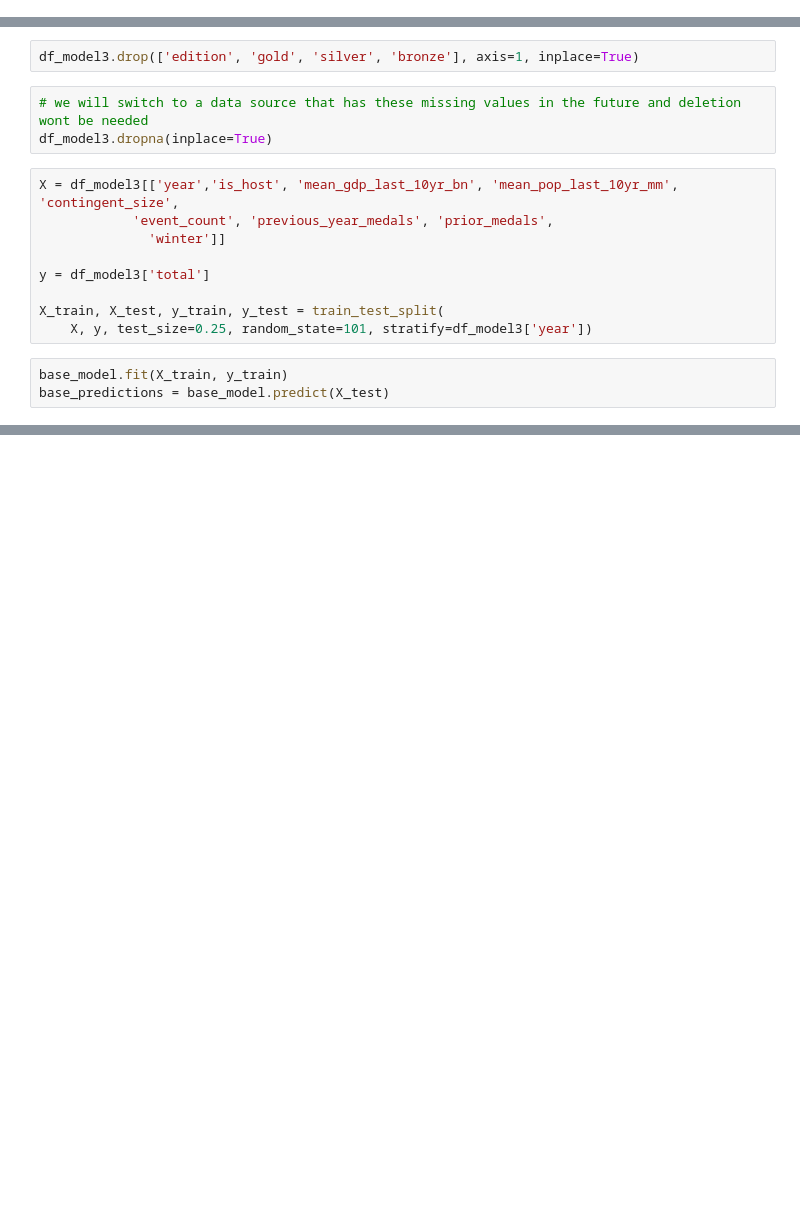
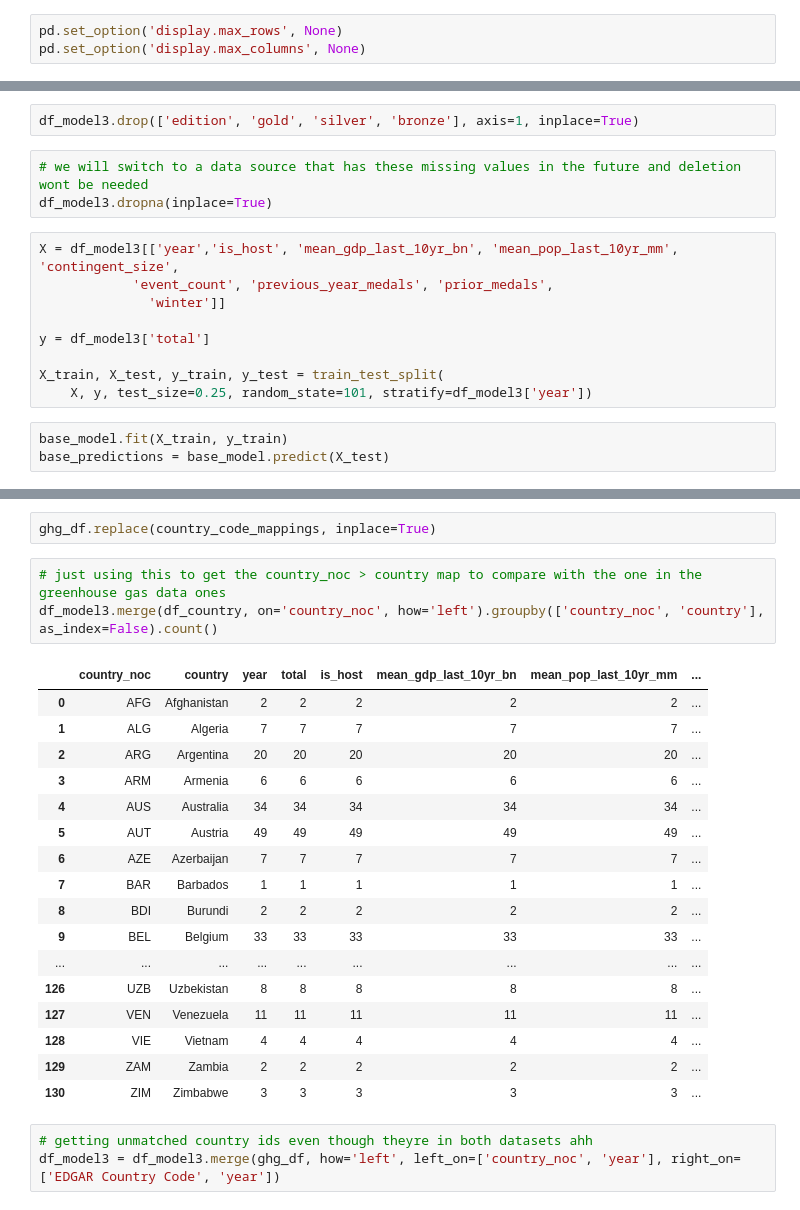
Before and after one commit to ana-047/Olymploration, a Jupyter notebook: Olymploration.ipynb, the cells around one changed output, grey strips where cells are left out. Cells and saved outputs as stored; diff of their text form; blank space fills up the shorter version.

```diff
--- a/Olymploration.ipynb
+++ b/Olymploration.ipynb
@@ -24,6 +24,9 @@ from sklearn.linear_model import LinearRegression
 from sklearn.metrics import mean_squared_error, mean_absolute_error
 from sklearn.metrics import r2_score
 from sklearn import preprocessing
+# %%
+pd.set_option('display.max_rows', None)
+pd.set_option('display.max_columns', None)
 # %%
 #read in files
 relative_path = "data/raw/*.csv"
@@ -883,0 +1344,26 @@ pd.DataFrame(results).T
+# %%
+ghg_df.replace(country_code_mappings, inplace=True)
+# %%
+# just using this to get the country_noc > country map to compare with the one in the greenhouse gas data ones
+df_model3.merge(df_country, on='country_noc', how='left').groupby(['country_noc', 'country'], as_index=False).count()
+# %% [output]
+|  | country_noc | country | year | total | is_host | mean_gdp_last_10yr_bn | mean_pop_last_10yr_mm | ... |
+| 0 | AFG | Afghanistan | 2 | 2 | 2 | 2 | 2 | ... |
+| 1 | ALG | Algeria | 7 | 7 | 7 | 7 | 7 | ... |
+| 2 | ARG | Argentina | 20 | 20 | 20 | 20 | 20 | ... |
+| 3 | ARM | Armenia | 6 | 6 | 6 | 6 | 6 | ... |
+| 4 | AUS | Australia | 34 | 34 | 34 | 34 | 34 | ... |
+| 5 | AUT | Austria | 49 | 49 | 49 | 49 | 49 | ... |
+| 6 | AZE | Azerbaijan | 7 | 7 | 7 | 7 | 7 | ... |
+| 7 | BAR | Barbados | 1 | 1 | 1 | 1 | 1 | ... |
+| 8 | BDI | Burundi | 2 | 2 | 2 | 2 | 2 | ... |
+| 9 | BEL | Belgium | 33 | 33 | 33 | 33 | 33 | ... |
+| ... | ... | ... | ... | ... | ... | ... | ... | ... |
+| 126 | UZB | Uzbekistan | 8 | 8 | 8 | 8 | 8 | ... |
+| 127 | VEN | Venezuela | 11 | 11 | 11 | 11 | 11 | ... |
+| 128 | VIE | Vietnam | 4 | 4 | 4 | 4 | 4 | ... |
+| 129 | ZAM | Zambia | 2 | 2 | 2 | 2 | 2 | ... |
+| 130 | ZIM | Zimbabwe | 3 | 3 | 3 | 3 | 3 | ... |
+# %%
+# getting unmatched country ids even though theyre in both datasets ahh
+df_model3 = df_model3.merge(ghg_df, how='left', left_on=['country_noc', 'year'], right_on=['EDGAR Country Code', 'year'])
```
Also changed, not shown: parts of 83 cells of this notebook, 1 other file.
